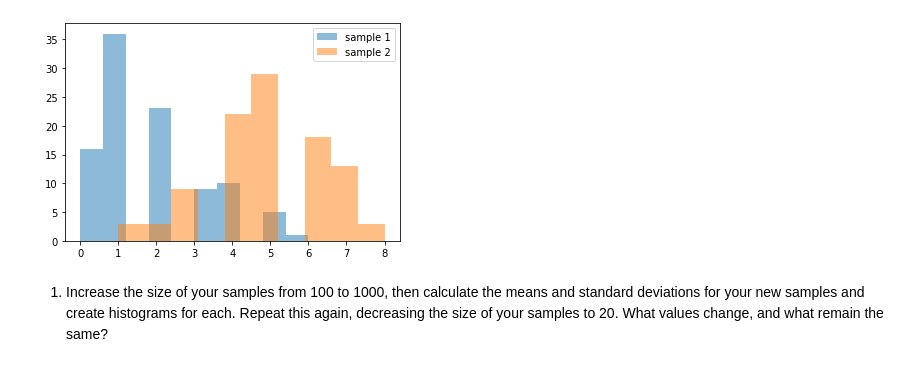
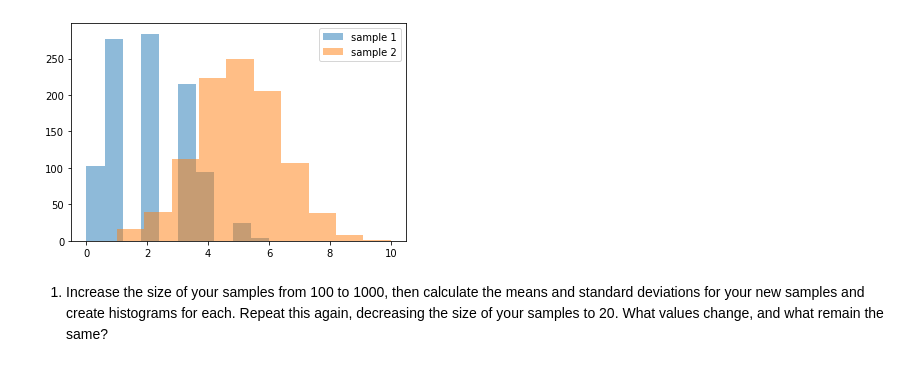
Before and after one commit to utkazyama/thinkful, a Jupyter notebook: central_limit_theorem/Assignments.ipynb, the cells around one changed output. Cells and saved outputs as stored; diff of their text form; code cells hidden in the pictures.

```diff
--- a/central_limit_theorem/Assignments.ipynb
+++ b/central_limit_theorem/Assignments.ipynb
@@ -16,13 +22,13 @@ plt.show()
 # %%
-sample1 = np.random.choice(pop1, 100, replace=True)
-sample2 = np.random.choice(pop2, 100, replace=True)
+sample1 = np.random.choice(pop1, 1000, replace=True)
+sample2 = np.random.choice(pop2, 1000, replace=True)
 
 plt.hist(sample1, alpha=0.5, label="sample 1")
 plt.hist(sample2, alpha=0.5, label="sample 2")
 plt.legend(loc="upper right")
 plt.show()
 # %% [output]
-[figure, old version]
+[figure, new version]
 # %% [markdown]
 1. Increase the size of your samples from 100 to 1000, then calculate the means and standard deviations for your new samples and create histograms for each. Repeat this again, decreasing the size of your samples to 20. What values change, and what remain the same?
 # %% [markdown]
```
Also changed, not shown: parts of 17 cells of this notebook.
